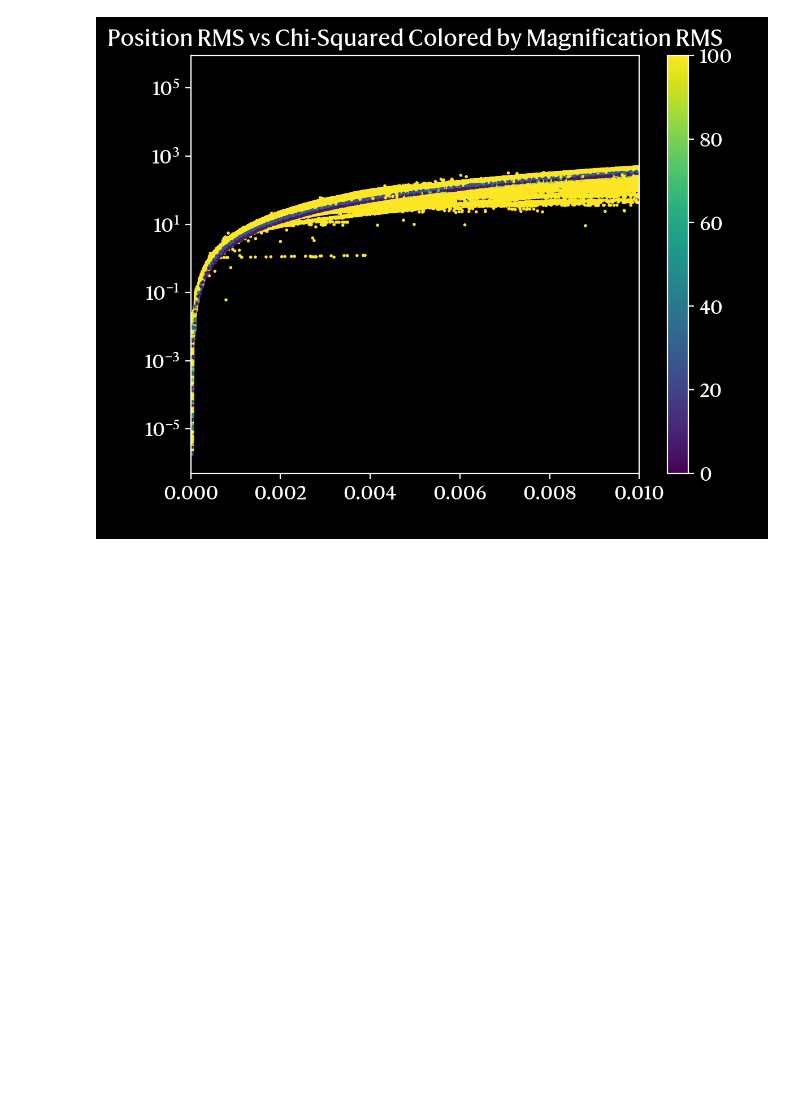
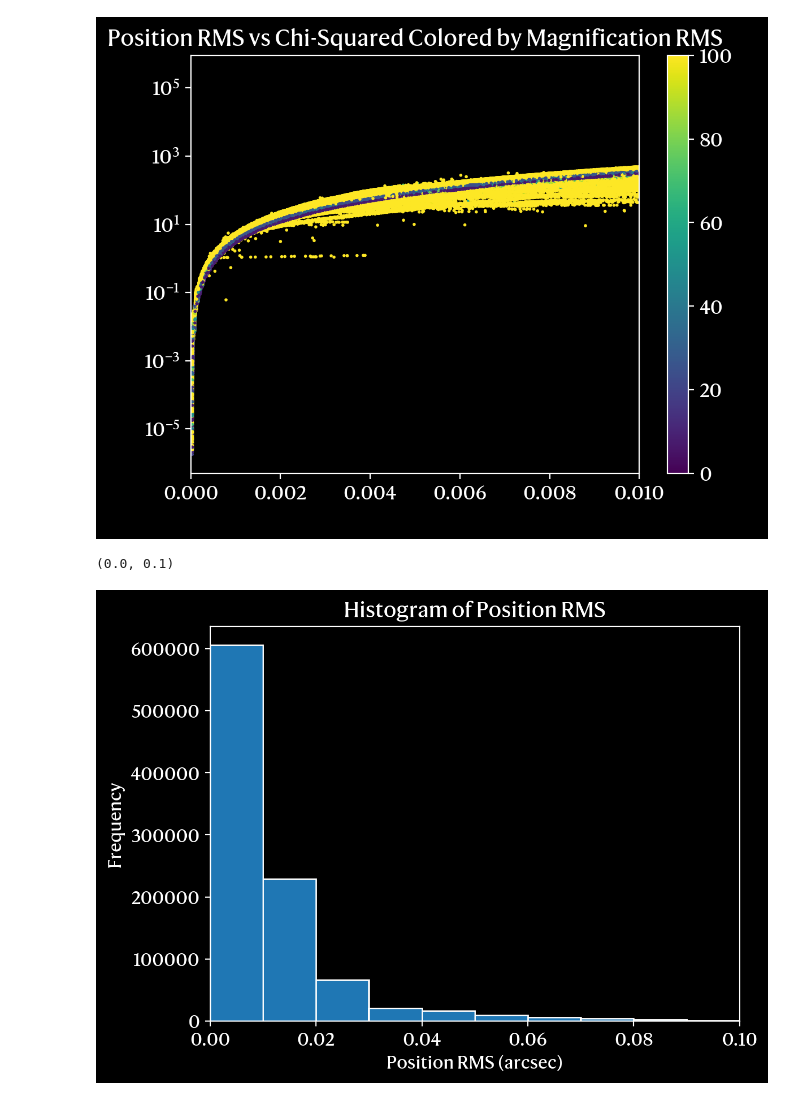
Before and after one commit to romms921/ITNG-Sims, a Jupyter notebook: main_testing.ipynb, the cells around one changed output. Drawn from its saved outputs; the diff is of its cells as text; code cells hidden in the pictures; blank space fills up the shorter version.

Commit message:
added lens models and plotting code

```diff
--- a/main_testing.ipynb
+++ b/main_testing.ipynb
@@ -16,7 +16,7 @@ plt.rcParams["axes.titleweight"] = "bold"
 plt.rcParams["font.size"] = 12
 # Dark Plots
 plt.rcParams['text.color'] = 'w'
-plt.rcParams['axes.labelcolor'] = 'k'
+plt.rcParams['axes.labelcolor'] = 'w'
 plt.rcParams['xtick.color'] = 'w'
 plt.rcParams['ytick.color'] = 'w'
 plt.rcParams['axes.edgecolor'] = 'w'
@@ -57,4 +57,13 @@ plt.yscale('log')
 # %% [output]
 [figure]
 # %%
-#
+# Histogram of position RMS
+bins = np.linspace(0, 0.1, 11)
+plt.hist(data['pos_rms'], bins=bins, color='tab:blue', edgecolor='white')
+plt.xlabel('Position RMS (arcsec)')
+plt.ylabel('Frequency')
+plt.title('Histogram of Position RMS')
+plt.xlim(0, 0.1)
+# %% [output]
+(0.0, 0.1)
+[figure, added]
```
Also changed, not shown: parts of 1 cell of this notebook, 12 other files.
